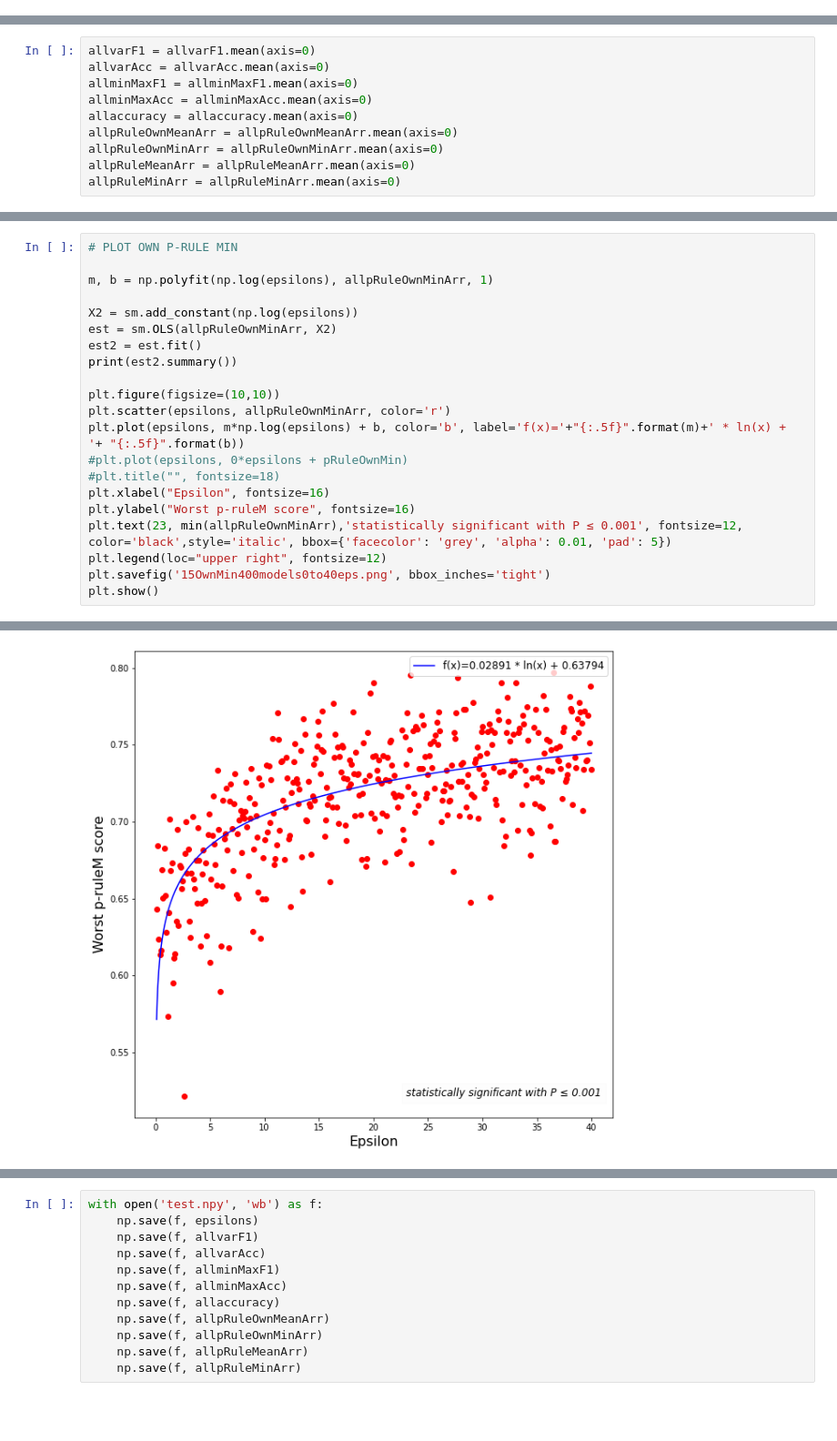
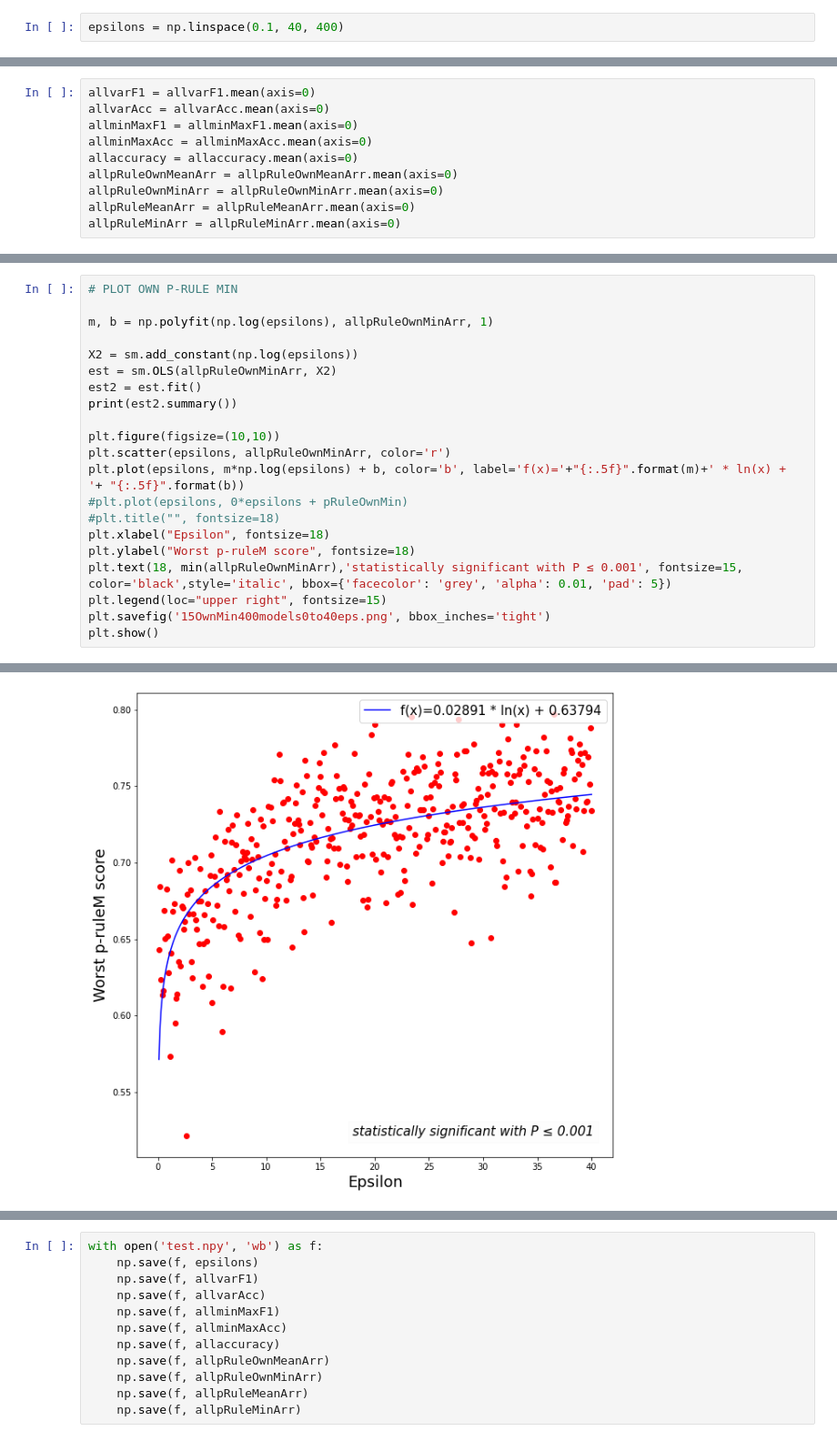
Before and after one commit to ramuld12/bachelorThesis, a Jupyter notebook: DP-LogisticRegression.ipynb, the cells around one changed output, grey strips where cells are left out. Shown at 91% size. Drawn from its saved outputs; the diff is of its cells as text; blank space fills up the shorter version.

```diff
--- a/DP-LogisticRegression.ipynb
+++ b/DP-LogisticRegression.ipynb
@@ -90,3 +88,5 @@ for i in range(15):
         clf.fit(X_train, Y_train)
         modelLst.append(clf)
     allModelLsts.append(modelLst)
+# %%
+epsilons = np.linspace(0.1, 40, 400)
@@ -375,10 +414,10 @@ plt.scatter(epsilons, allpRuleOwnMinArr, color='r')
 plt.plot(epsilons, m*np.log(epsilons) + b, color='b', label='f(x)='+"{:.5f}".format(m)+' * ln(x) + '+ "{:.5f}".format(b))
 #plt.plot(epsilons, 0*epsilons + pRuleOwnMin)
 #plt.title("", fontsize=18)
-plt.xlabel("Epsilon", fontsize=16)
-plt.ylabel("Worst p-ruleM score", fontsize=16)
-plt.text(23, min(allpRuleOwnMinArr),'statistically significant with P ≤ 0.001', fontsize=12,  color='black',style='italic', bbox={'facecolor': 'grey', 'alpha': 0.01, 'pad': 5})
-plt.legend(loc="upper right", fontsize=12)
+plt.xlabel("Epsilon", fontsize=18)
+plt.ylabel("Worst p-ruleM score", fontsize=18)
+plt.text(18, min(allpRuleOwnMinArr),'statistically significant with P ≤ 0.001', fontsize=15,  color='black',style='italic', bbox={'facecolor': 'grey', 'alpha': 0.01, 'pad': 5})
+plt.legend(loc="upper right", fontsize=15)
 plt.savefig('15OwnMin400models0to40eps.png', bbox_inches='tight')
 plt.show()
 # %% [output]
@@ -392,14 +431,14 @@ Time:                        16:21:15   Log-Likelihood:                 822.81
 No. Observations:                 400   AIC:                            -1642.
 Df Residuals:                     398   BIC:                            -1634.
 Df Model:                           1
 Covariance Type:            nonrobust
 ==============================================================================
 ... (9 lines left out)
 ==============================================================================
 
 Notes:
 [1] Standard Errors assume that the covariance matrix of the errors is correctly specified.
-[figure, old version]
+[figure, new version]
 # %%
 # PLOT OFFICIAL P-RULE MIN
 
```
Also changed, not shown: parts of 10 cells of this notebook.
